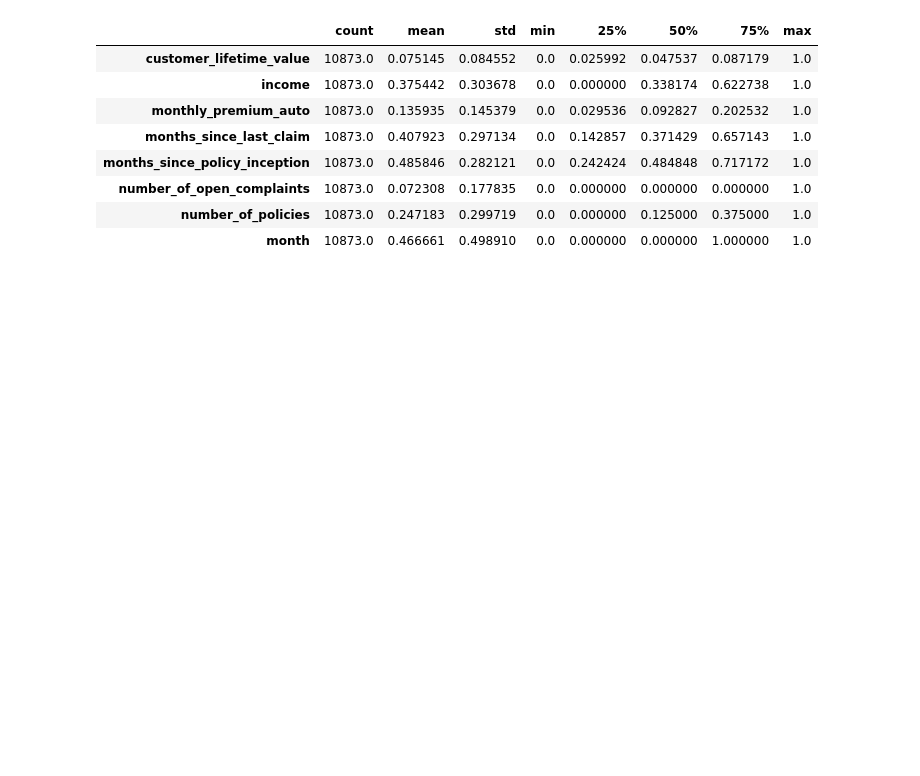
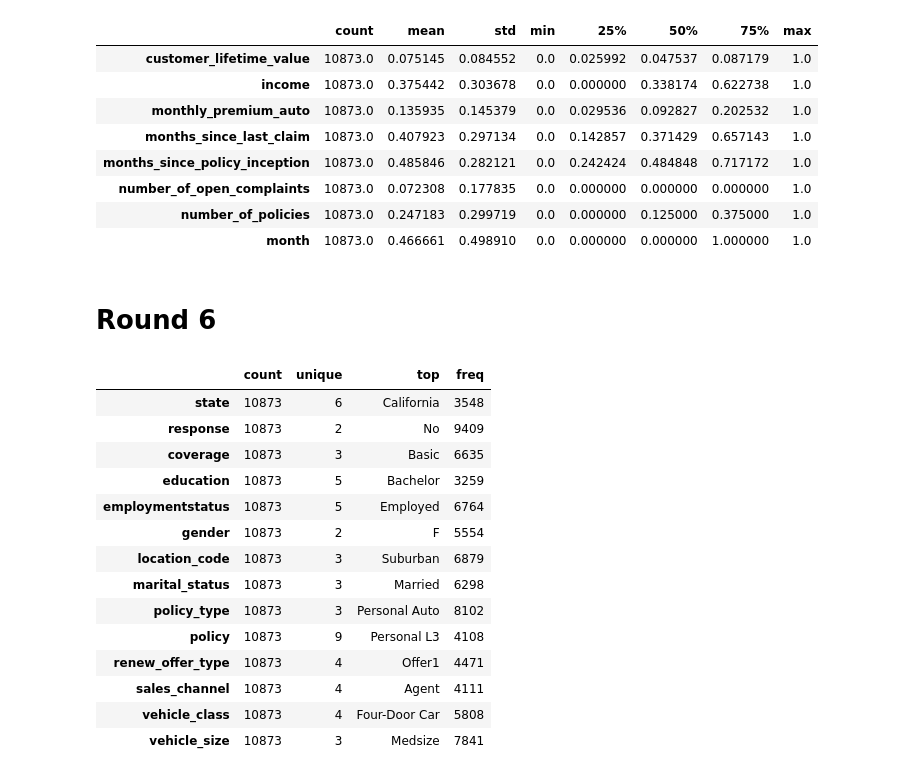
Before and after one commit to Simao-Lopes/lab-customer-analysis-round-2, a Jupyter notebook: files_for_lab/csv_files/Lab Solution.ipynb, the cells around one changed output. Saved outputs shown, nothing was run; the diff lists cells and outputs as text; code cells hidden in the pictures; blank space fills up the shorter version.

```diff
--- a/files_for_lab/csv_files/Lab Solution.ipynb
+++ b/files_for_lab/csv_files/Lab Solution.ipynb
@@ -548,0 +541,20 @@ X_normalized.describe().T
+# %% [markdown]
+# Round 6
+# %%
+X_cat.describe().T
+# %% [output]
+|  | count | unique | top | freq |
+| state | 10873 | 6 | California | 3548 |
+| response | 10873 | 2 | No | 9409 |
+| coverage | 10873 | 3 | Basic | 6635 |
+| education | 10873 | 5 | Bachelor | 3259 |
+| employmentstatus | 10873 | 5 | Employed | 6764 |
+| gender | 10873 | 2 | F | 5554 |
+| location_code | 10873 | 3 | Suburban | 6879 |
+| marital_status | 10873 | 3 | Married | 6298 |
+| policy_type | 10873 | 3 | Personal Auto | 8102 |
+| policy | 10873 | 9 | Personal L3 | 4108 |
+| renew_offer_type | 10873 | 4 | Offer1 | 4471 |
+| sales_channel | 10873 | 4 | Agent | 4111 |
+| vehicle_class | 10873 | 4 | Four-Door Car | 5808 |
+| vehicle_size | 10873 | 3 | Medsize | 7841 |
```
Also changed, not shown: parts of 16 cells of this notebook.
